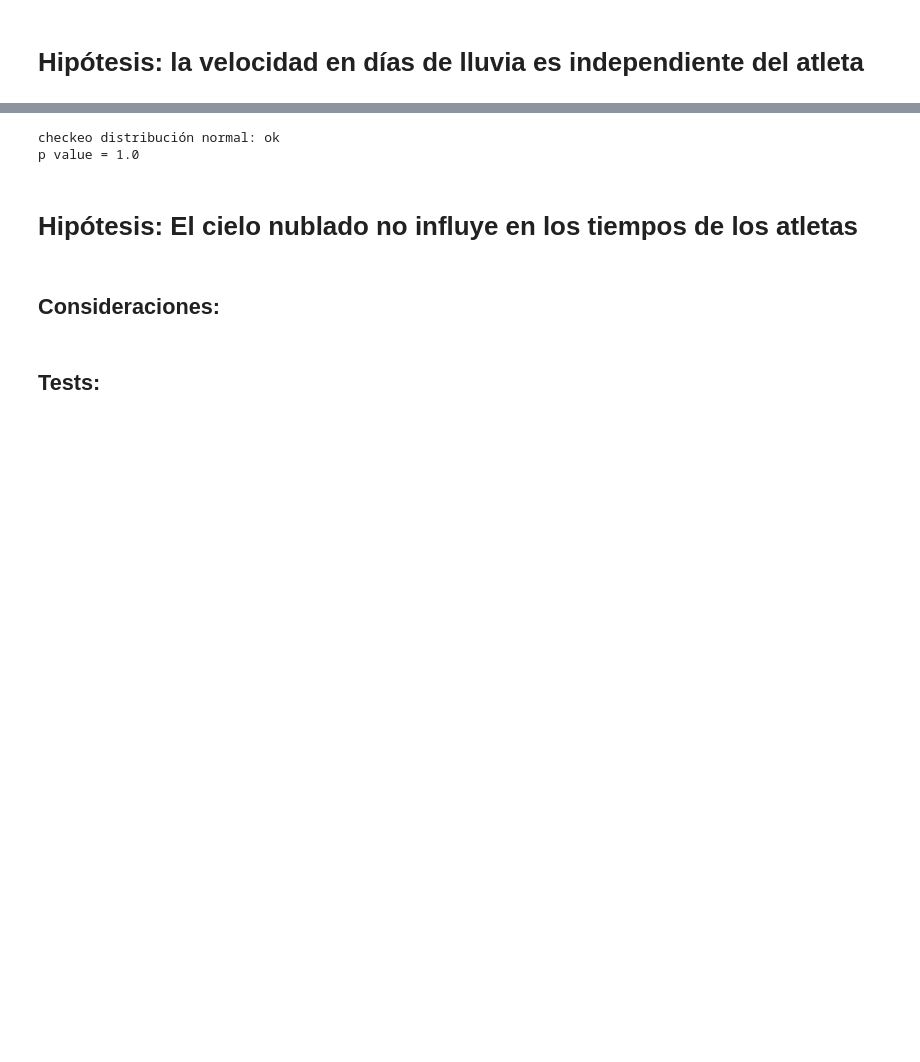
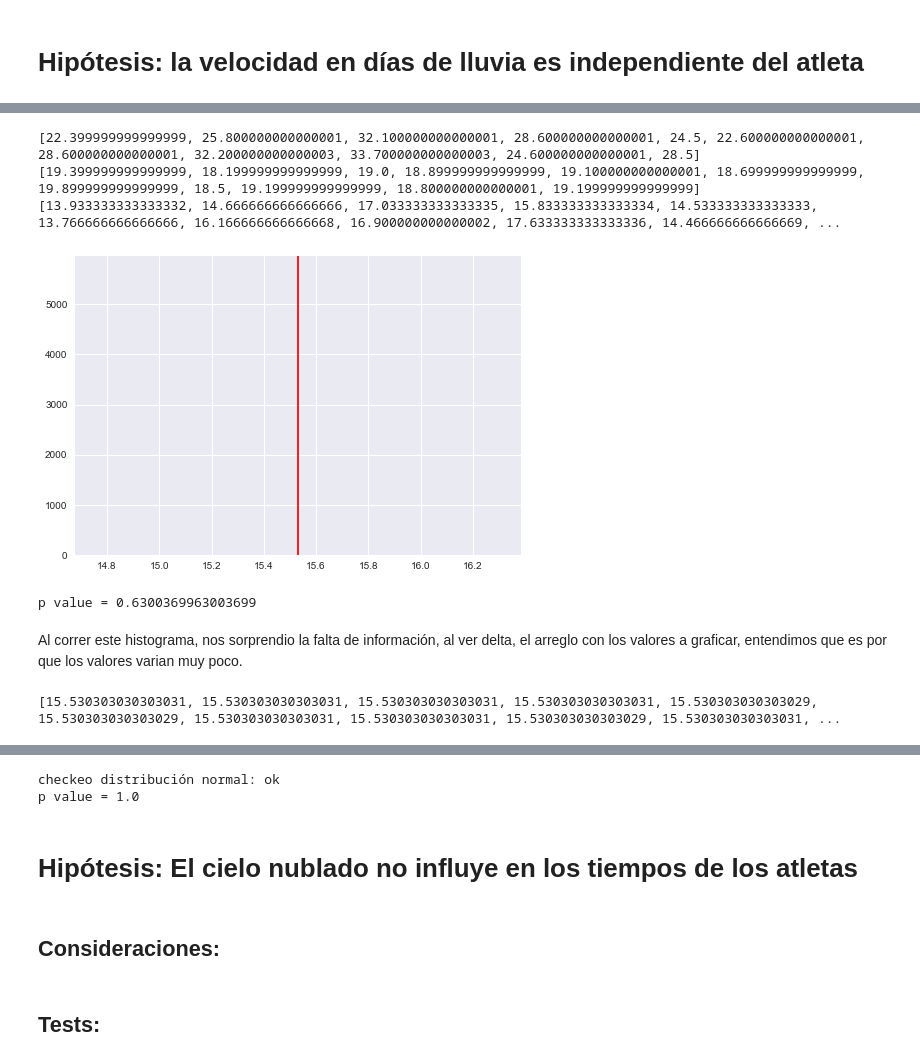
Before and after one commit to FerFrassia/DataScience, a Jupyter notebook: tp1/tp1.ipynb, the cells around one changed output, grey strips where cells are left out. Saved outputs shown, nothing was run; the diff lists cells and outputs as text; code cells hidden in the pictures; blank space fills up the shorter version.

```diff
--- a/tp1/tp1.ipynb
+++ b/tp1/tp1.ipynb
@@ -211,0 +218,43 @@ hipotesis nula: la velocidad en días de lluvia depende del atleta
+# %%
+df['tiempo_sol+nublado'] = df['tiempo_sol'] + df['tiempo_nublado']
+
+df['promedio_tiempos'] = df['tiempo_sol+nublado'] + df['tiempo_lluvia']
+tiempo_sol_nublado = [x for x in df['tiempo_sol+nublado']]
+tiempo_lluvia = [x for x in df['tiempo_lluvia']]
+tiempo_prom = sumLista(tiempo_sol_nublado, tiempo_lluvia)
+print(tiempo_sol_nublado)
+print(tiempo_lluvia)
+print(tiempo_prom)
+mean_prom = np.mean(tiempo_prom)
+delta =[]
+delta.append(mean_prom)
+for i in range(10000):
+    random.shuffle(tiempo_lluvia)
+    tiempo_prom = sumLista(tiempo_sol_nublado, tiempo_lluvia)
+    current_delta = np.mean(tiempo_prom)
+    delta.append(current_delta)
+
+acum = 1
+for i in range(1, len(delta)):
+    if delta[0] <= delta[i]:
+        acum += 1
+
+pval = acum/len(delta)
+
+#print(delta)
+plt.axvline(x=delta[0], color='r')
+plt.hist(delta)
+plt.show()
+print("p value = " + str(pval))
+# %% [output]
+[22.399999999999999, 25.800000000000001, 32.100000000000001, 28.600000000000001, 24.5, 22.600000000000001, 28.600000000000001, 32.200000000000003, 33.700000000000003, 24.600000000000001, 28.5]
+[19.399999999999999, 18.199999999999999, 19.0, 18.899999999999999, 19.100000000000001, 18.699999999999999, 19.899999999999999, 18.5, 19.199999999999999, 18.800000000000001, 19.199999999999999]
+[13.933333333333332, 14.666666666666666, 17.033333333333335, 15.833333333333334, 14.533333333333333, 13.766666666666666, 16.166666666666668, 16.900000000000002, 17.633333333333336, 14.466666666666669, ...
+[figure, added]
+p value = 0.6300369963003699
+# %% [markdown]
+Al correr este histograma, nos sorprendio la falta de información, al ver delta, el arreglo con los valores a graficar,  entendimos que es por que los valores varian muy poco.
+# %%
+print(delta[:50])
+# %% [output]
+[15.530303030303031, 15.530303030303031, 15.530303030303031, 15.530303030303031, 15.530303030303029, 15.530303030303029, 15.530303030303031, 15.530303030303031, 15.530303030303029, 15.530303030303031, ...
```
Also changed, not shown: parts of 11 cells of this notebook.
